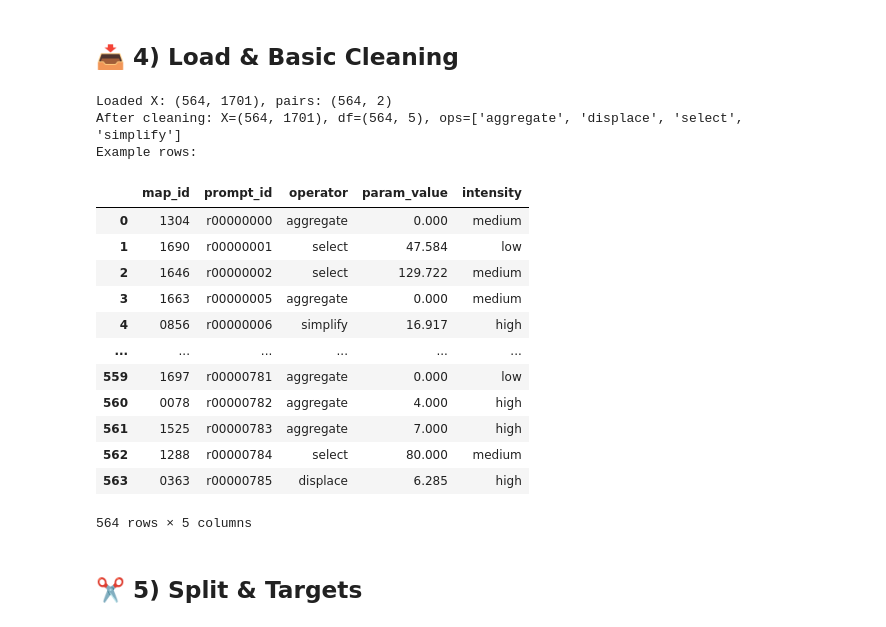
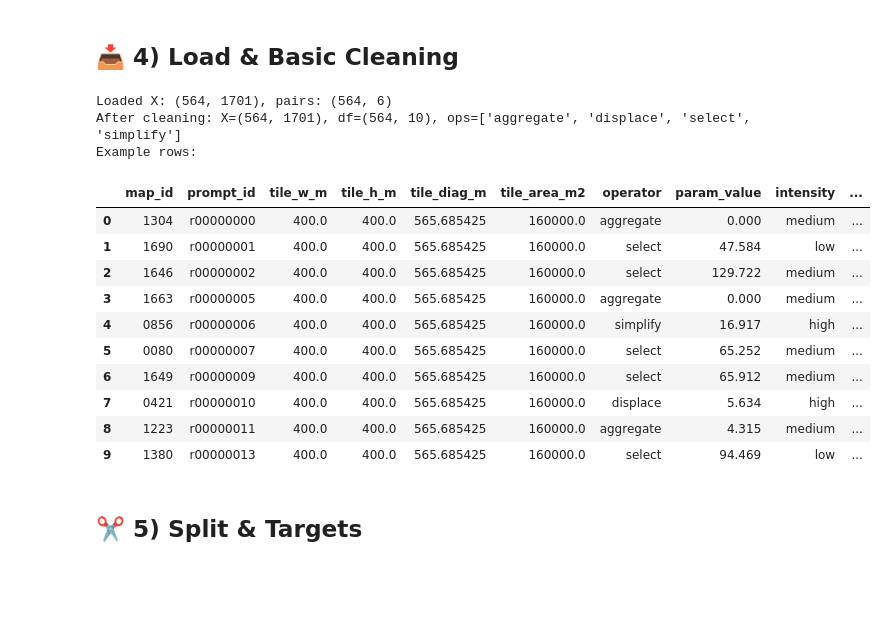
Before and after one commit to AmirDonyadide/nl2map-generalization, a Jupyter notebook: notebooks/MapVec_Pipeline.ipynb, the cells around one changed output. Saved outputs shown, nothing was run; the diff lists cells and outputs as text; code cells hidden in the pictures; blank space fills up the shorter version.

```diff
--- a/notebooks/MapVec_Pipeline.ipynb
+++ b/notebooks/MapVec_Pipeline.ipynb
@@ -348,7 +369,7 @@ print("✅ Concatenation completed.")
 # %% [markdown]
 ## 📥 4) Load & Basic Cleaning ##
 # %%
-# === LOAD FUSED DATA (operator + param_value only) ===
+# === LOAD FUSED DATA (operator + param_value + Solution-1 normalized target) ===
 import json
 import numpy as np
 import pandas as pd
@@ -357,7 +378,7 @@ X = np.load(PATHS.TRAIN_OUT / "X_concat.npy")
 pairs_df = pd.read_parquet(PATHS.TRAIN_OUT / "train_pairs.parquet")
 print(f"Loaded X: {X.shape}, pairs: {pairs_df.shape}")
 
-# --- Rebuild labels from Excel and merge (since train_pairs.parquet has only ids) ---
+# --- Rebuild labels from Excel and merge (since train_pairs.parquet has only ids + tile refs) ---
 dfu = pd.read_excel(PATHS.USER_STUDY_XLSX, sheet_name=PATHS.RESPONSES_SHEET)
 
 dfu[PATHS.COMPLETE_COL] = dfu[PATHS.COMPLETE_COL].astype(bool)
@@ -378,56 +399,79 @@ dfu["prompt_id"] = dfu["_row"].apply(lambda r: f"{prefix}{int(r):0{width}d}")
 
 # normalize tile_id -> map_id (4-digit folder ids like 0001, 0345)
 tile_raw = dfu[PATHS.TILE_ID_COL]
 tile_num = pd.to_numeric(tile_raw, errors="coerce")
 if tile_num.notna().all():
     dfu["map_id"] = tile_num.astype(int).astype(str).str.zfill(4)
 else:
     dfu["map_id"] = tile_raw.astype(str).str.strip().str.zfill(4)
 
 labels = dfu[[
     "map_id",
     "prompt_id",
     PATHS.OPERATOR_COL,
     PATHS.PARAM_VALUE_COL,
-    PATHS.INTENSITY_COL,   # <-- ADD THIS
+    PATHS.INTENSITY_COL,   # kept for diagnostics (not used in training)
 ]].copy()
-
 
 df = pairs_df.merge(labels, on=["map_id", "prompt_id"], how="left")
 
-OP_COL = PATHS.OPERATOR_COL               # "operator"
-PARAM_COL = PATHS.PARAM_VALUE_COL         # "param_value"
+OP_COL    = PATHS.OPERATOR_COL       # "operator"
+PARAM_COL = PATHS.PARAM_VALUE_COL    # "param_value"
 
 # clean target columns
 df[OP_COL] = df[OP_COL].astype(str).str.strip().str.lower()
 df[PARAM_COL] = pd.to_numeric(df[PARAM_COL], errors="coerce")
 
-# keep only rows that have both targets
-mask = df[OP_COL].notna() & df[PARAM_COL].notna()
+# --- Ensure tile refs exist (added in concat cell) ---
+assert "tile_diag_m" in df.columns and "tile_area_m2" in df.columns, \
+    "Missing tile_diag_m/tile_area_m2 in df (check concat cell saved them)."
 
-X  = X[mask.values].astype("float64", copy=False)
+df["tile_diag_m"]  = pd.to_numeric(df["tile_diag_m"], errors="coerce")
+df["tile_area_m2"] = pd.to_numeric(df["tile_area_m2"], errors="coerce")
+
+# --- Keep only rows that have targets + refs ---
+mask = (
+    df[OP_COL].notna() &
+    df[PARAM_COL].notna() &
+    df["tile_diag_m"].notna() &
+    df["tile_area_m2"].notna()
+)
+
+X  = X[mask.values].astype(np.float64, copy=False)
 df = df.loc[mask].reset_index(drop=True)
+
+# --- Solution 1: build normalized regression target ---
+DIST_OPS_SET = set(DISTANCE_OPS)  # from src.config
+AREA_OPS_SET = set(AREA_OPS)      # from src.config
+
+df["param_norm"] = np.nan
+
+m_dist = df[OP_COL].isin(DIST_OPS_SET)
+m_area = df[OP_COL].isin(AREA_OPS_SET)
+
+df.loc[m_dist, "param_norm"] = df.loc[m_dist, PARAM_COL] / df.loc[m_dist, "tile_diag_m"]
+df.loc[m_area, "param_norm"] = df.loc[m_area, PARAM_COL] / df.loc[m_area, "tile_area_m2"]
+
+assert df["param_norm"].notna().all(), "param_norm has NaNs (unknown operator or missing refs)."
 
 print(f"After cleaning: X={X.shape}, df={df.shape}, ops={sorted(df[OP_COL].unique())}")
 print("Example rows:")
-display(df)
+display(df.head(10))
 # %% [output]
-Loaded X: (564, 1701), pairs: (564, 2)
-After cleaning: X=(564, 1701), df=(564, 5), ops=['aggregate', 'displace', 'select', 'simplify']
+Loaded X: (564, 1701), pairs: (564, 6)
+After cleaning: X=(564, 1701), df=(564, 10), ops=['aggregate', 'displace', 'select', 'simplify']
 Example rows:
-|  | map_id | prompt_id | operator | param_value | intensity |
-| 0 | 1304 | r00000000 | aggregate | 0.000 | medium |
-| 1 | 1690 | r00000001 | select | 47.584 | low |
-| 2 | 1646 | r00000002 | select | 129.722 | medium |
-| 3 | 1663 | r00000005 | aggregate | 0.000 | medium |
-| 4 | 0856 | r00000006 | simplify | 16.917 | high |
-| ... | ... | ... | ... | ... | ... |
-| 559 | 1697 | r00000781 | aggregate | 0.000 | low |
-| 560 | 0078 | r00000782 | aggregate | 4.000 | high |
-| 561 | 1525 | r00000783 | aggregate | 7.000 | high |
-| 562 | 1288 | r00000784 | select | 80.000 | medium |
-| 563 | 0363 | r00000785 | displace | 6.285 | high |
+|  | map_id | prompt_id | tile_w_m | tile_h_m | tile_diag_m | tile_area_m2 | operator | param_value | intensity | ... |
+| 0 | 1304 | r00000000 | 400.0 | 400.0 | 565.685425 | 160000.0 | aggregate | 0.000 | medium | ... |
+| 1 | 1690 | r00000001 | 400.0 | 400.0 | 565.685425 | 160000.0 | select | 47.584 | low | ... |
+| 2 | 1646 | r00000002 | 400.0 | 400.0 | 565.685425 | 160000.0 | select | 129.722 | medium | ... |
+| 3 | 1663 | r00000005 | 400.0 | 400.0 | 565.685425 | 160000.0 | aggregate | 0.000 | medium | ... |
+| 4 | 0856 | r00000006 | 400.0 | 400.0 | 565.685425 | 160000.0 | simplify | 16.917 | high | ... |
+| 5 | 0080 | r00000007 | 400.0 | 400.0 | 565.685425 | 160000.0 | select | 65.252 | medium | ... |
+| 6 | 1649 | r00000009 | 400.0 | 400.0 | 565.685425 | 160000.0 | select | 65.912 | medium | ... |
+| 7 | 0421 | r00000010 | 400.0 | 400.0 | 565.685425 | 160000.0 | displace | 5.634 | high | ... |
+| 8 | 1223 | r00000011 | 400.0 | 400.0 | 565.685425 | 160000.0 | aggregate | 4.315 | medium | ... |
+| 9 | 1380 | r00000013 | 400.0 | 400.0 | 565.685425 | 160000.0 | select | 94.469 | low | ... |
-564 rows × 5 columns
 # %% [markdown]
 ## ✂️ 5) Split & Targets ##
 # %%
```
Also changed, not shown: parts of 11 cells of this notebook, 1 other file.
